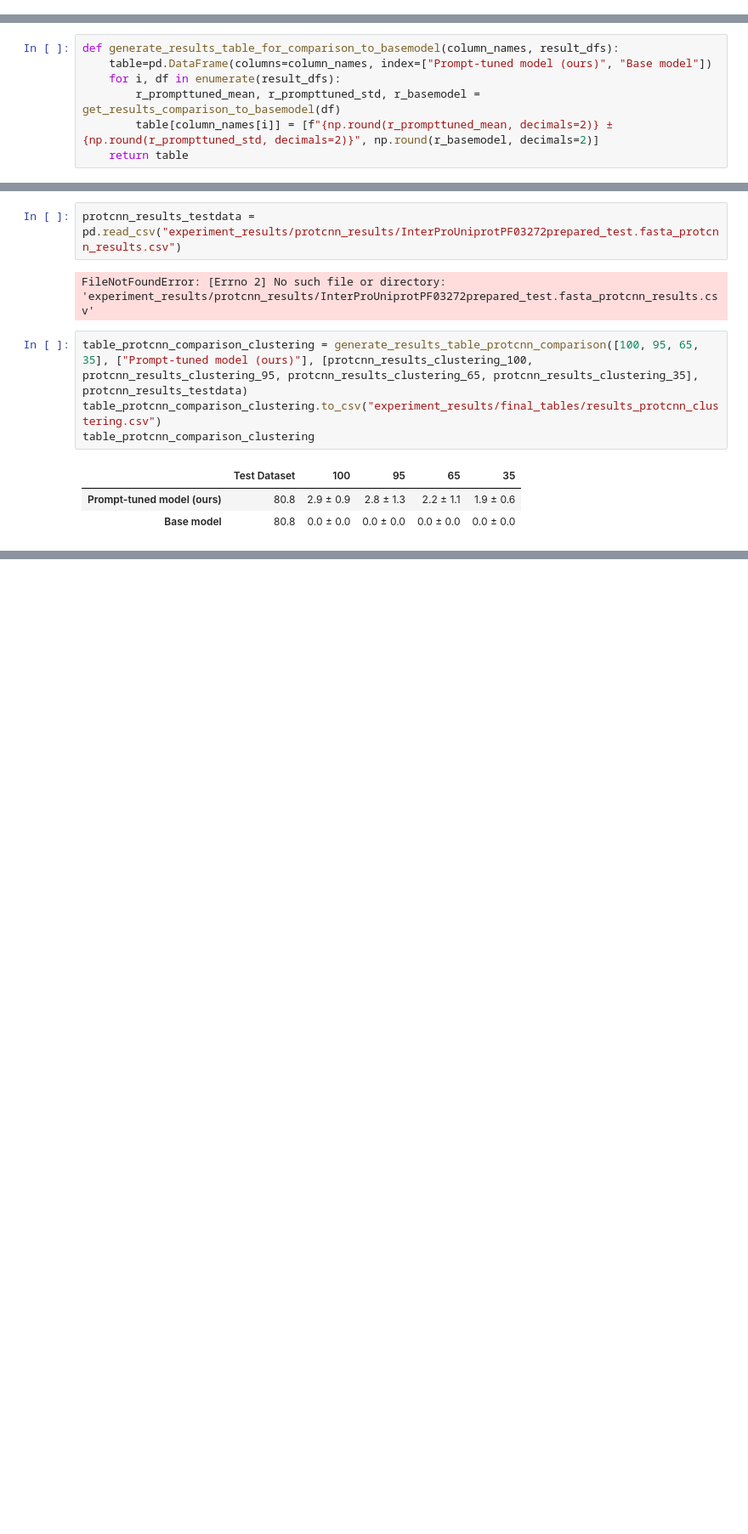
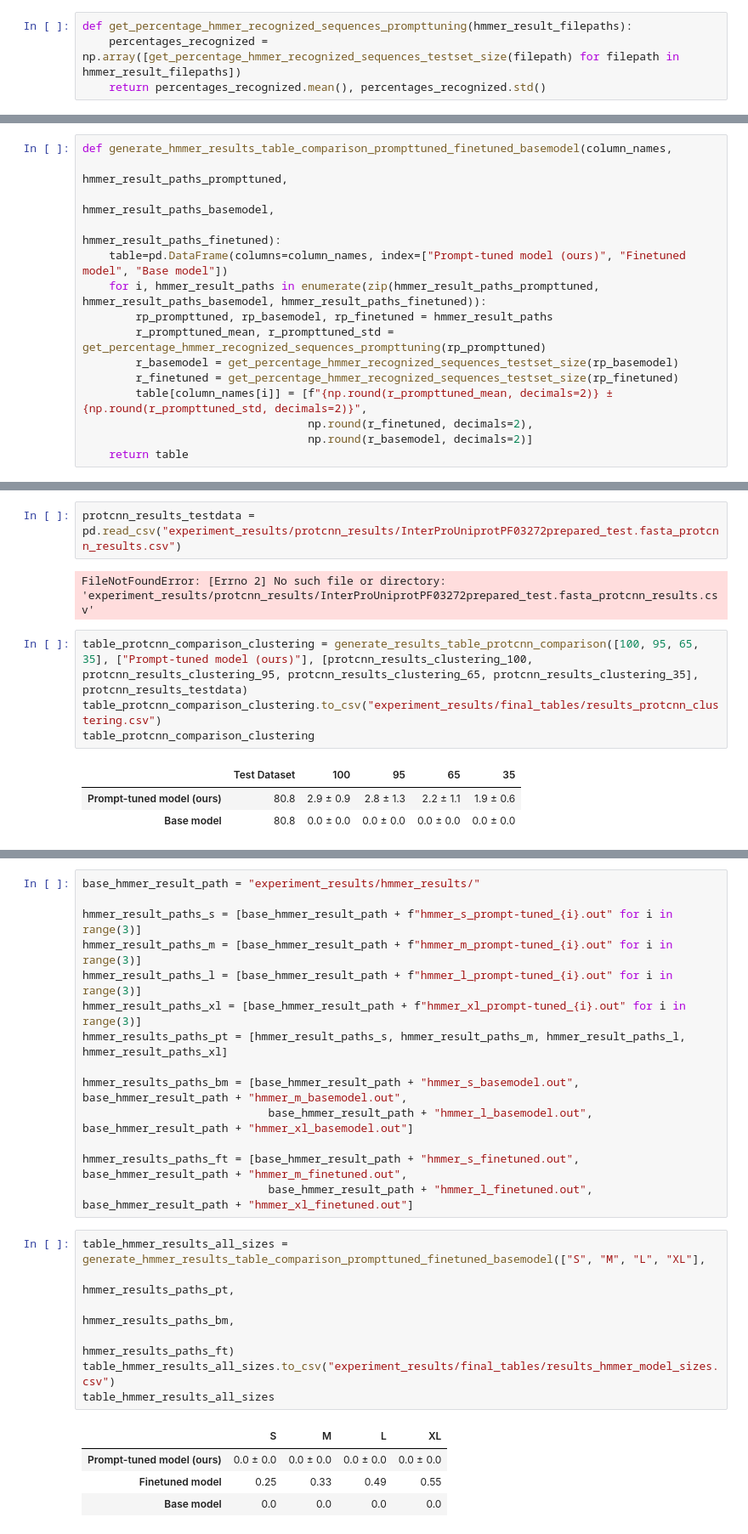
Before and after one commit to AndreaNathansen/protein-prompt-tuning, a Jupyter notebook: utils/results_plots.ipynb, the cells around one changed output, grey strips where cells are left out. Shown at 85% size. Saved outputs shown, nothing was run; the diff lists cells and outputs as text; blank space fills up the shorter version.

```diff
--- a/utils/results_plots.ipynb
+++ b/utils/results_plots.ipynb
@@ -12 +31,5 @@ os.getcwd()
+# %%
+def get_percentage_hmmer_recognized_sequences_prompttuning(hmmer_result_filepaths):
+    percentages_recognized = np.array([get_percentage_hmmer_recognized_sequences_testset_size(filepath) for filepath in hmmer_result_filepaths])
+    return percentages_recognized.mean(), percentages_recognized.std()
 # %%
@@ -60,8 +145,16 @@ def generate_results_table_for_ablation_study(column_names, row_names, result_df
 # %%
-def generate_results_table_for_comparison_to_basemodel(column_names, result_dfs):
-    table=pd.DataFrame(columns=column_names, index=["Prompt-tuned model (ours)", "Base model"])
-    for i, df in enumerate(result_dfs):
-        r_prompttuned_mean, r_prompttuned_std, r_basemodel = get_results_comparison_to_basemodel(df)
-        table[column_names[i]] = [f"{np.round(r_prompttuned_mean, decimals=2)} ± {np.round(r_prompttuned_std, decimals=2)}", np.round(r_basemodel, decimals=2)]
+def generate_hmmer_results_table_comparison_prompttuned_finetuned_basemodel(column_names,
+                                                                            hmmer_result_paths_prompttuned,
+                                                                            hmmer_result_paths_basemodel,
+                                                                            hmmer_result_paths_finetuned):
+    table=pd.DataFrame(columns=column_names, index=["Prompt-tuned model (ours)", "Finetuned model", "Base model"])
+    for i, hmmer_result_paths in enumerate(zip(hmmer_result_paths_prompttuned, hmmer_result_paths_basemodel, hmmer_result_paths_finetuned)):
+        rp_prompttuned, rp_basemodel, rp_finetuned = hmmer_result_paths
+        r_prompttuned_mean, r_prompttuned_std = get_percentage_hmmer_recognized_sequences_prompttuning(rp_prompttuned)
+        r_basemodel = get_percentage_hmmer_recognized_sequences_testset_size(rp_basemodel)
+        r_finetuned = get_percentage_hmmer_recognized_sequences_testset_size(rp_finetuned)
+        table[column_names[i]] = [f"{np.round(r_prompttuned_mean, decimals=2)} ± {np.round(r_prompttuned_std, decimals=2)}",
+                                  np.round(r_finetuned, decimals=2),
+                                  np.round(r_basemodel, decimals=2)]
     return table
 # %% [markdown]
@@ -167,0 +330,26 @@ table_protcnn_comparison_model_sizes_all
+# %%
+base_hmmer_result_path = "experiment_results/hmmer_results/"
+
+hmmer_result_paths_s = [base_hmmer_result_path + f"hmmer_s_prompt-tuned_{i}.out" for i in range(3)]
+hmmer_result_paths_m = [base_hmmer_result_path + f"hmmer_m_prompt-tuned_{i}.out" for i in range(3)]
+hmmer_result_paths_l = [base_hmmer_result_path + f"hmmer_l_prompt-tuned_{i}.out" for i in range(3)]
+hmmer_result_paths_xl = [base_hmmer_result_path + f"hmmer_xl_prompt-tuned_{i}.out" for i in range(3)]
+hmmer_results_paths_pt = [hmmer_result_paths_s, hmmer_result_paths_m, hmmer_result_paths_l, hmmer_result_paths_xl]
+
+hmmer_results_paths_bm = [base_hmmer_result_path + "hmmer_s_basemodel.out", base_hmmer_result_path + "hmmer_m_basemodel.out",
+                            base_hmmer_result_path + "hmmer_l_basemodel.out", base_hmmer_result_path + "hmmer_xl_basemodel.out"]
+
+hmmer_results_paths_ft = [base_hmmer_result_path + "hmmer_s_finetuned.out", base_hmmer_result_path + "hmmer_m_finetuned.out",
+                            base_hmmer_result_path + "hmmer_l_finetuned.out", base_hmmer_result_path + "hmmer_xl_finetuned.out"]
+# %%
+table_hmmer_results_all_sizes = generate_hmmer_results_table_comparison_prompttuned_finetuned_basemodel(["S", "M", "L", "XL"],
+                                                                                                        hmmer_results_paths_pt,
+                                                                                                        hmmer_results_paths_bm,
+                                                                                                        hmmer_results_paths_ft)
+table_hmmer_results_all_sizes.to_csv("experiment_results/final_tables/results_hmmer_model_sizes.csv")
+table_hmmer_results_all_sizes
+# %% [output]
+|  | S | M | L | XL |
+| Prompt-tuned model (ours) | 0.0 ± 0.0 | 0.0 ± 0.0 | 0.0 ± 0.0 | 0.0 ± 0.0 |
+| Finetuned model | 0.25 | 0.33 | 0.49 | 0.55 |
+| Base model | 0.0 | 0.0 | 0.0 | 0.0 |
```
Also changed, not shown: parts of 36 cells of this notebook, 5 other files.
